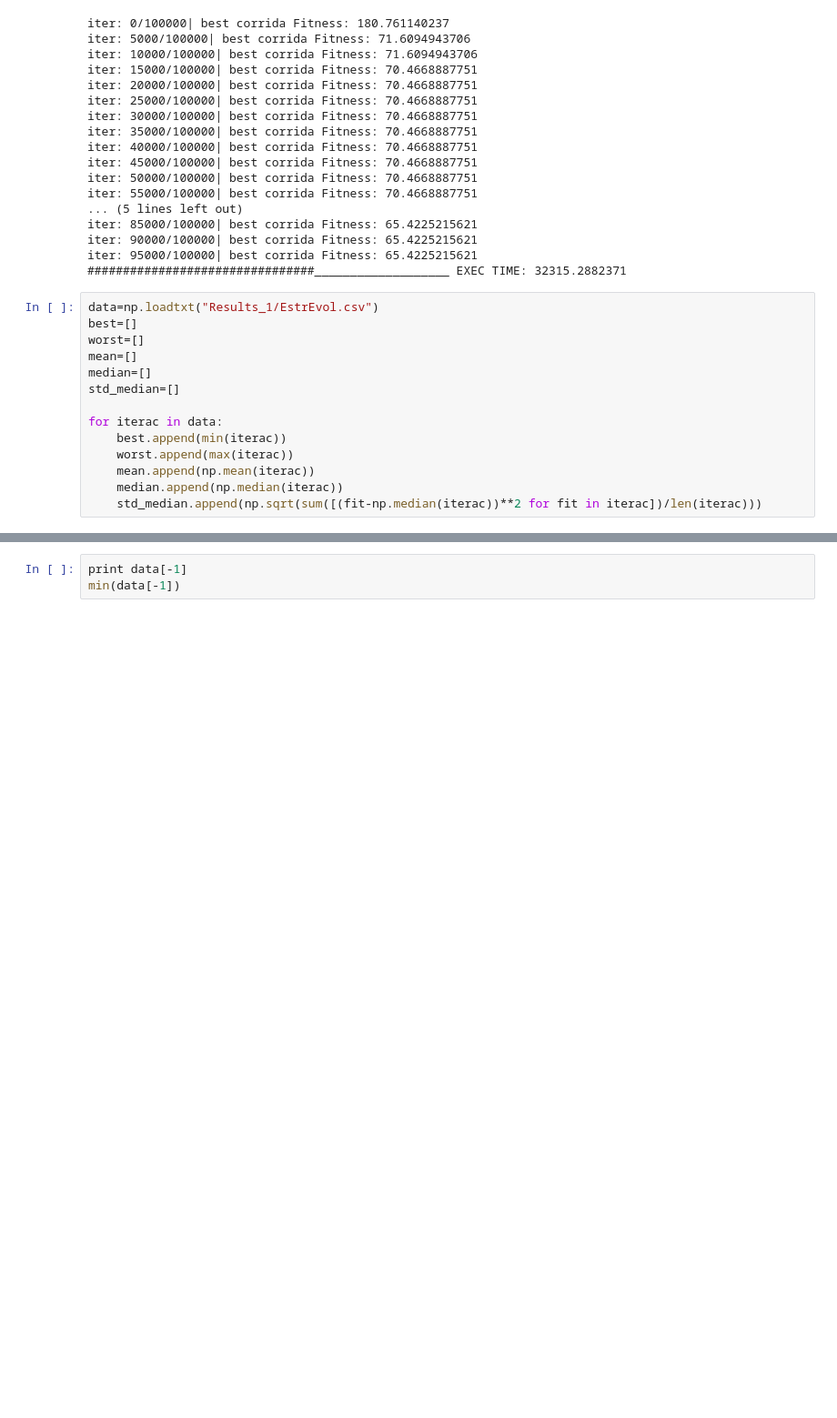
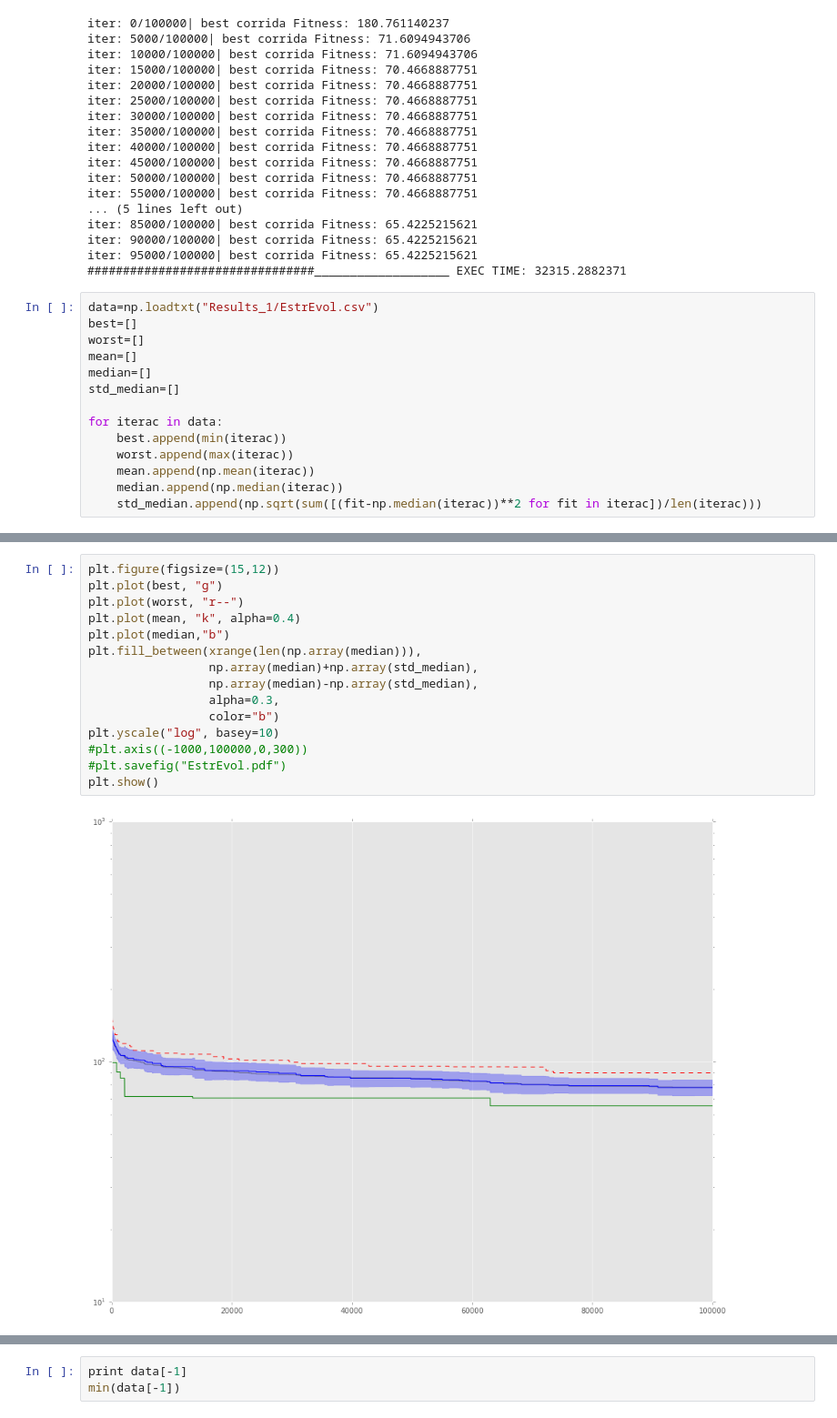
Before and after one commit to Yagwar/CompEvol, a Jupyter notebook: Estrategias evolutivas.ipynb, the cells around one changed output, grey strips where cells are left out. Shown: that part at 91% size. Drawn from its saved outputs; the diff is of its cells as text; blank space fills up the shorter version.

```diff
--- a/Estrategias evolutivas.ipynb
+++ b/Estrategias evolutivas.ipynb
@@ -179,3 +181,20 @@ plt.show()
+# %%
+plt.figure(figsize=(15,12))
+plt.plot(best, "g")
+plt.plot(worst, "r--")
+plt.plot(mean, "k", alpha=0.4)
+plt.plot(median,"b")
+plt.fill_between(xrange(len(np.array(median))),
+                 np.array(median)+np.array(std_median),
+                 np.array(median)-np.array(std_median),
+                 alpha=0.3,
+                 color="b")
+plt.yscale("log", basey=10)
+#plt.axis((-1000,100000,0,300))
+#plt.savefig("EstrEvol.pdf")
+plt.show()
+# %% [output]
+[figure, added]
 # %%
 plt.figure(figsize=(15,12))
 [plt.plot(dat) for dat in data.T]
```
Also changed, not shown: parts of 3 cells of this notebook, 5 other files.
